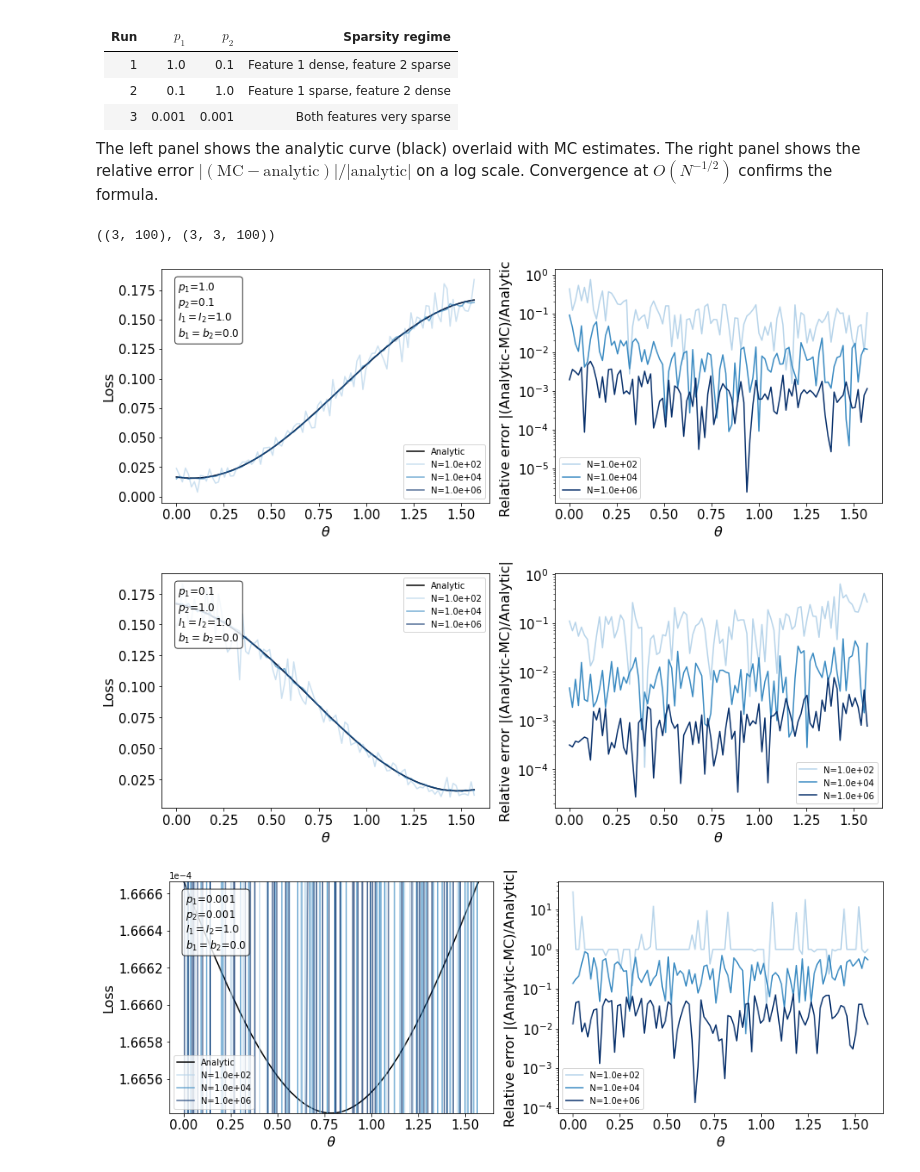
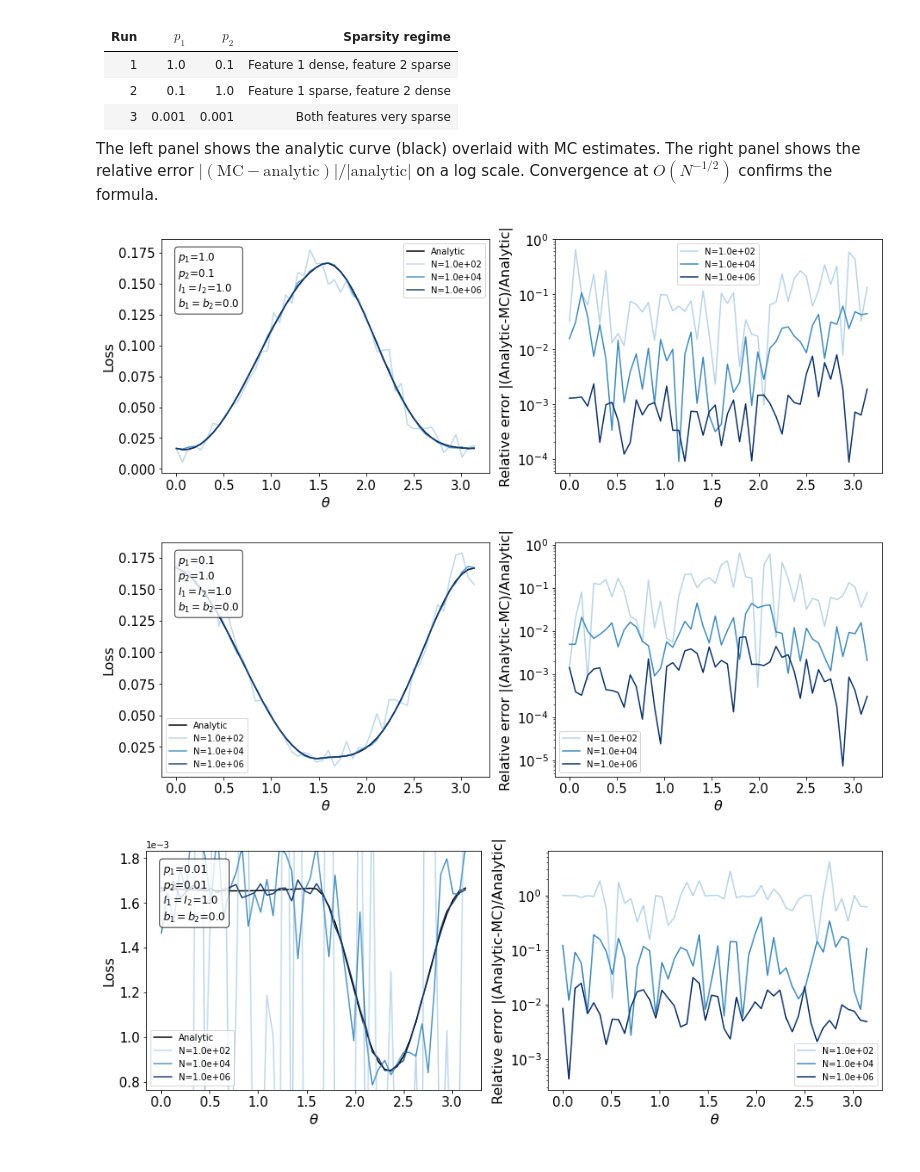
Before and after one commit to rebalkin/ML, a Jupyter notebook: superposition/nonlinear_superposition_toy_model_v2.ipynb, the cells around one changed output. Drawn from its saved outputs; the diff is of its cells as text; code cells hidden in the pictures.

```diff
--- a/superposition/nonlinear_superposition_toy_model_v2.ipynb
+++ b/superposition/nonlinear_superposition_toy_model_v2.ipynb
@@ -208,11 +233,11 @@ The left panel shows the analytic curve (black) overlaid with MC estimates. The
 N_sample_vals = [100,10000,1000000]
 I1 = 1.0
 I2 = 1.0
-p1_vals = [1.0,0.1,0.001]
-p2_vals = [0.1,1.0,0.001]
+p1_vals = [1.0,0.1,0.01]
+p2_vals = [0.1,1.0,0.01]
 b1 = 0.00
 b2 = 0.00
-theta_vals = np.linspace(0,np.pi/2,100)
+theta_vals = np.linspace(0,np.pi,50)
 result_analytic = []
 result_MC = []
 for p1,p2 in zip(p1_vals,p2_vals):
@@ -235,12 +260,6 @@ for p1,p2 in zip(p1_vals,p2_vals):
         res_MC.append(loss_MC)
 
     result_MC.append(res_MC)
-# %%
-result_analytic_np  =   np.array(result_analytic)
-result_MC_np  =   np.array(result_MC)
-result_analytic_np.shape,result_MC_np.shape
-# %% [output]
-((3, 100), (3, 3, 100))
 # %%
 for j in range(len(p1_vals)):
     p1 = p1_vals[j]
@@ -252,38 +271,38 @@ for j in range(len(p1_vals)):
 
 
     ax[1].set_xlabel(r"$\theta$",fontsize=16)
     ax[1].set_ylabel("Relative error |(Analytic-MC)/Analytic|",fontsize=16)
     ax[1].tick_params(axis='both', labelsize=15)
 
     ax[0].text(
         0.05, 0.95,
         f"$p_1$={p1}\n$p_2$={p2_vals[j]}\n$I_1=I_2$={I1}\n$b_1=b_2$={b1}",
         transform=ax[0].transAxes,
         fontsize=12,
         verticalalignment='top',
         bbox=dict(boxstyle='round', facecolor='white', alpha=0.8)
     )
 
     colors = plt.cm.Blues(np.linspace(0.3, 1, 3))
     for i in range(len(N_sample_vals)):
-        ax[0].plot(theta_vals,result_MC_np[j,i,:],color= colors[i],label=f'N={N_sample_vals[i]:.1e}',alpha=0.7)
+        ax[0].plot(theta_vals,result_MC_np[j,i,:],color= colors[i],label=f'N={N_sample_vals[i]:.1e}',alpha=0.9)
         ax[1].plot(theta_vals,np.abs(result_MC_np[j,i,:]-result_analytic_np[j,:])/result_analytic_np[j,:],color= colors[i],label=f'N={N_sample_vals[i]:.1e}')
         ax[1].set_yscale('log')
 
     ax[0].legend()
     ax[1].legend()
 
     if j==2:
         minloss = min(result_analytic_np[j,:])
         maxloss = max(result_analytic_np[j,:])
-        ax[0].set_ylim(minloss, maxloss)
+        ax[0].set_ylim(0.9* minloss, 1.1*maxloss)
         ax[0].ticklabel_format(axis='y', style='sci', scilimits=(0,0))
 
     plt.show()
 # %% [output]
-[figure, old version]
+[figure, new version]
-[figure, old version]
+[figure, new version]
-[figure, old version]
+[figure, new version]
 # %% [markdown]
 **Observations from the MC validation:**
 
```
Also changed, not shown: parts of 15 cells of this notebook.
